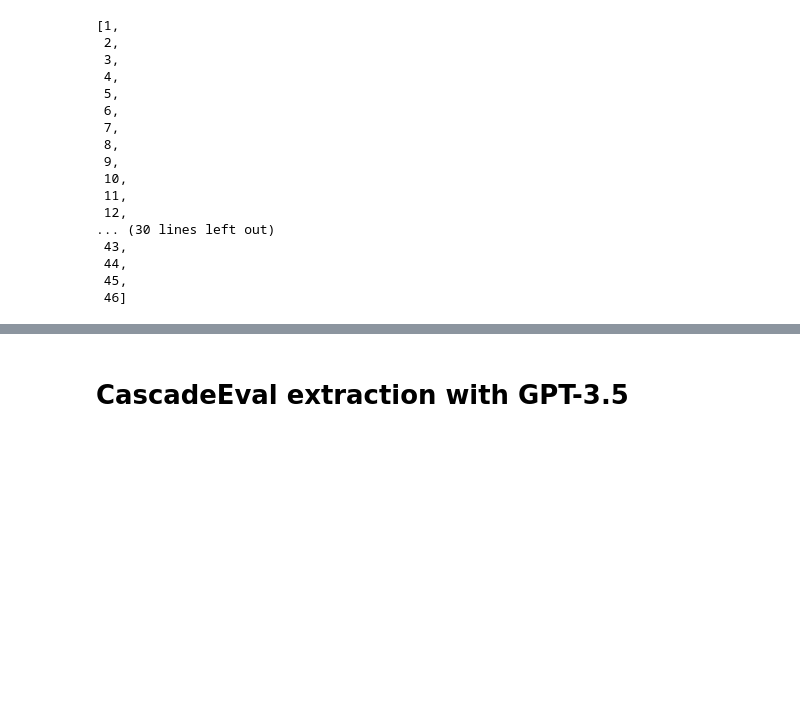
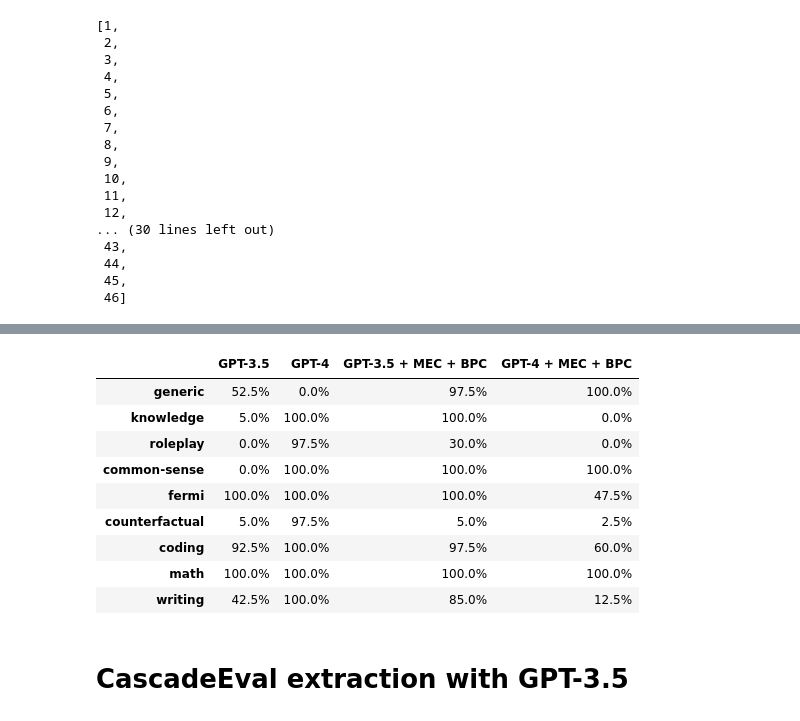
Before and after one commit to Thesis-LLM-as-a-judge-AUAS/fair-eval, a Jupyter notebook: sanity_check.ipynb, the cells around one changed output, grey strips where cells are left out. Saved outputs shown, nothing was run; the diff lists cells and outputs as text; code cells hidden in the pictures; blank space fills up the shorter version.

```diff
--- a/sanity_check.ipynb
+++ b/sanity_check.ipynb
@@ -672,3 +745,18 @@ final_table
+# %%
+topic_comparison_table = topic_comparison_table / 40 * 100
+topic_comparison_table = topic_comparison_table.applymap(lambda x: f"{x}%" if pd.notnull(x) else "")
+topic_comparison_table
+# %% [output]
+|  | GPT-3.5 | GPT-4 | GPT-3.5 + MEC + BPC | GPT-4 + MEC + BPC |
+| generic | 52.5% | 0.0% | 97.5% | 100.0% |
+| knowledge | 5.0% | 100.0% | 100.0% | 0.0% |
+| roleplay | 0.0% | 97.5% | 30.0% | 0.0% |
+| common-sense | 0.0% | 100.0% | 100.0% | 100.0% |
+| fermi | 100.0% | 100.0% | 100.0% | 47.5% |
+| counterfactual | 5.0% | 97.5% | 5.0% | 2.5% |
+| coding | 92.5% | 100.0% | 97.5% | 60.0% |
+| math | 100.0% | 100.0% | 100.0% | 100.0% |
+| writing | 42.5% | 100.0% | 85.0% | 12.5% |
 # %% [markdown]
 # CascadeEval extraction with GPT-3.5
 # %%
```
Also changed, not shown: parts of 14 cells of this notebook, 6 other files.
